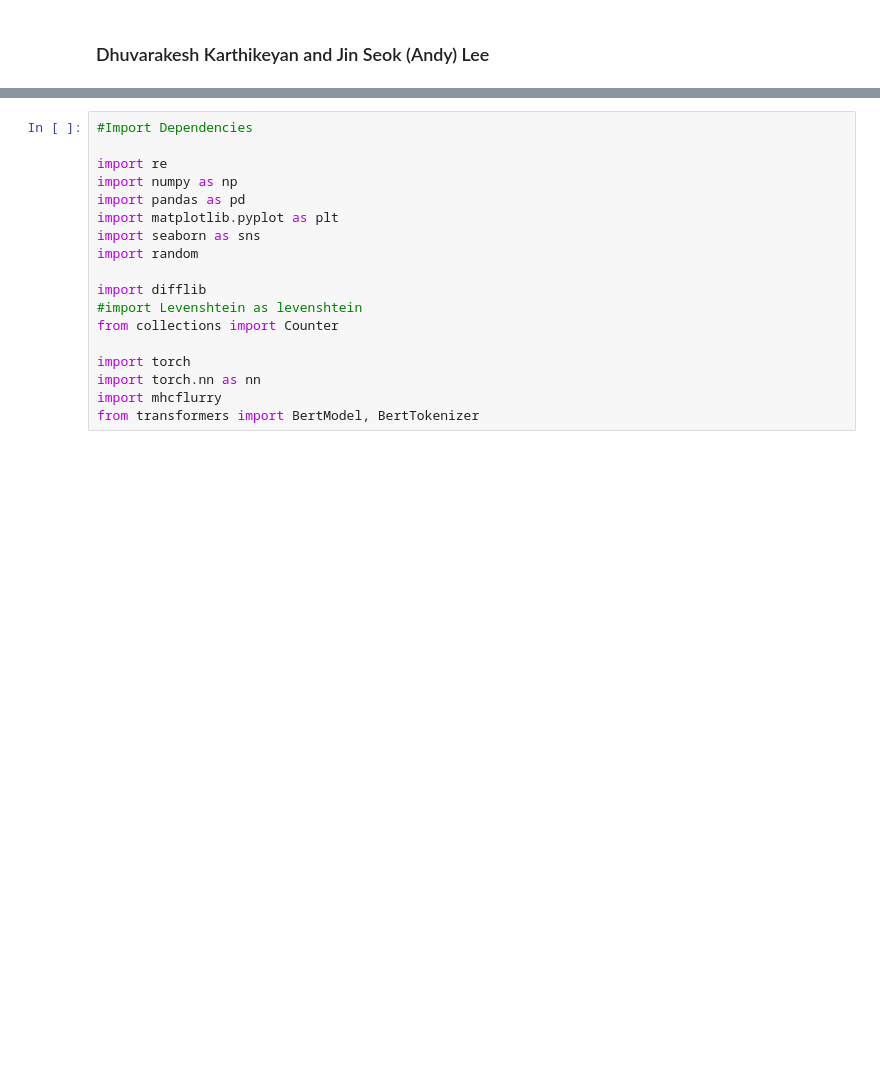
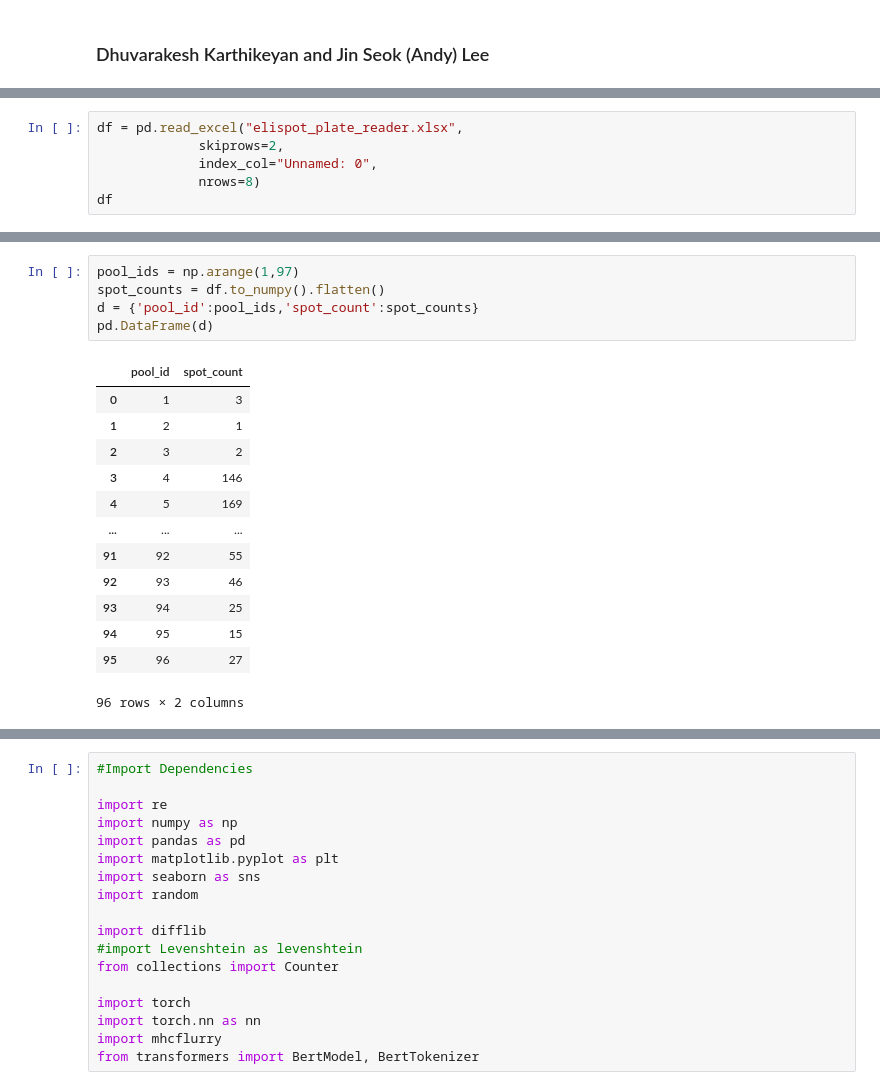
Before and after one commit to pirl-unc/ace, a Jupyter notebook: notebooks/sequence_properties.ipynb, the cells around one changed output, grey strips where cells are left out. Cells and saved outputs as stored; diff of their text form; blank space fills up the shorter version.

```diff
--- a/notebooks/sequence_properties.ipynb
+++ b/notebooks/sequence_properties.ipynb
@@ -77,0 +8,6 @@ Column: 12
+# %%
+df = pd.read_excel("elispot_plate_reader.xlsx",
+             skiprows=2,
+             index_col="Unnamed: 0",
+             nrows=8)
+df
@@ -77,0 +24,19 @@ Column: 12
+# %%
+pool_ids = np.arange(1,97)
+spot_counts = df.to_numpy().flatten()
+d = {'pool_id':pool_ids,'spot_count':spot_counts}
+pd.DataFrame(d)
+# %% [output]
+|  | pool_id | spot_count |
+| 0 | 1 | 3 |
+| 1 | 2 | 1 |
+| 2 | 3 | 2 |
+| 3 | 4 | 146 |
+| 4 | 5 | 169 |
+| ... | ... | ... |
+| 91 | 92 | 55 |
+| 92 | 93 | 46 |
+| 93 | 94 | 25 |
+| 94 | 95 | 15 |
+| 95 | 96 | 27 |
+96 rows × 2 columns
```
Also changed, not shown: parts of 17 cells of this notebook, 10 other files.
